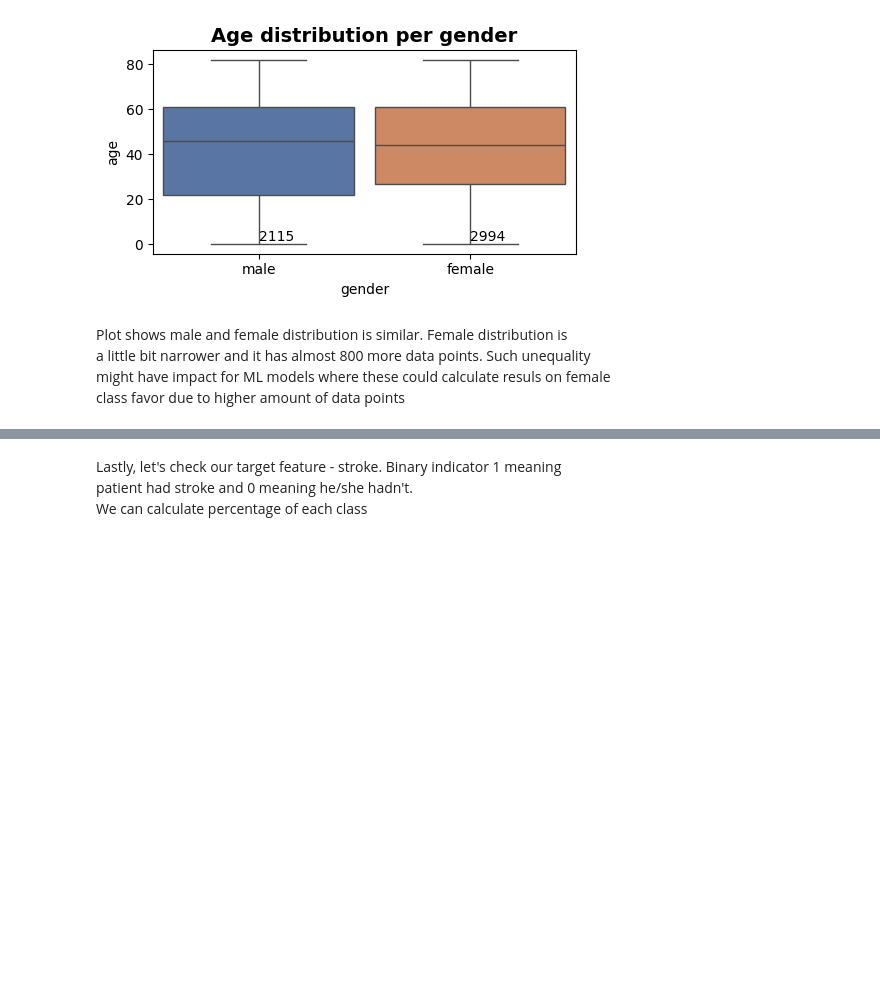
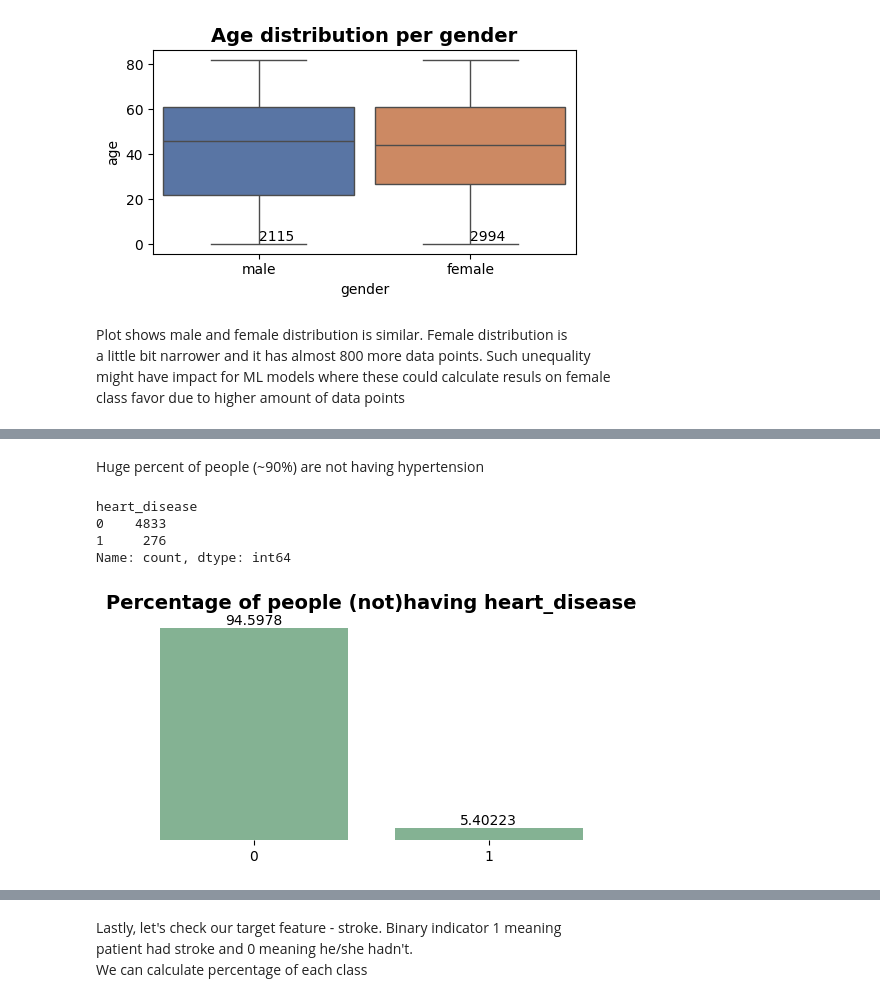
Before and after one commit to ShariYo/Modul3Sprint2, a Jupyter notebook: project/main.ipynb, the cells around one changed output, grey strips where cells are left out. Cells and saved outputs as stored; diff of their text form; code cells hidden in the pictures; blank space fills up the shorter version.

```diff
--- a/project/main.ipynb
+++ b/project/main.ipynb
@@ -331,0 +396,17 @@ class favor due to higher amount of data points
+# %% [markdown]
+Huge percent of people (~90%) are not having hypertension
+# %%
+print(f"{hc_cat['heart_disease'].value_counts()}")
+sand.f_countplot(
+    data=hc_cat,
+    xaxis="heart_disease",
+    stat="percent",
+    title="Percentage of people (not)having heart_disease",
+)
+plt.show()
+# %% [output]
+heart_disease
+0    4833
+1     276
+Name: count, dtype: int64
+[figure, added]
```
Also changed, not shown: parts of 26 cells of this notebook, 1 other file.
